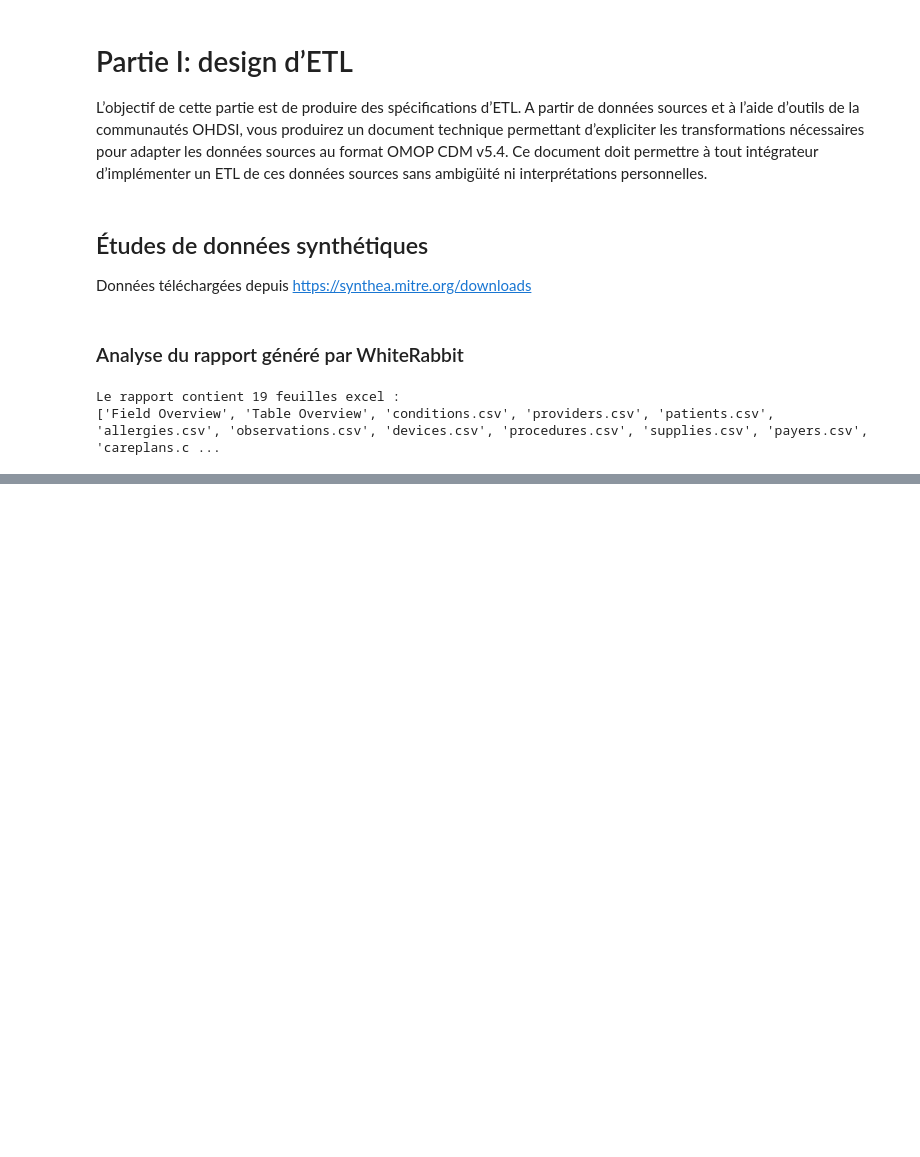
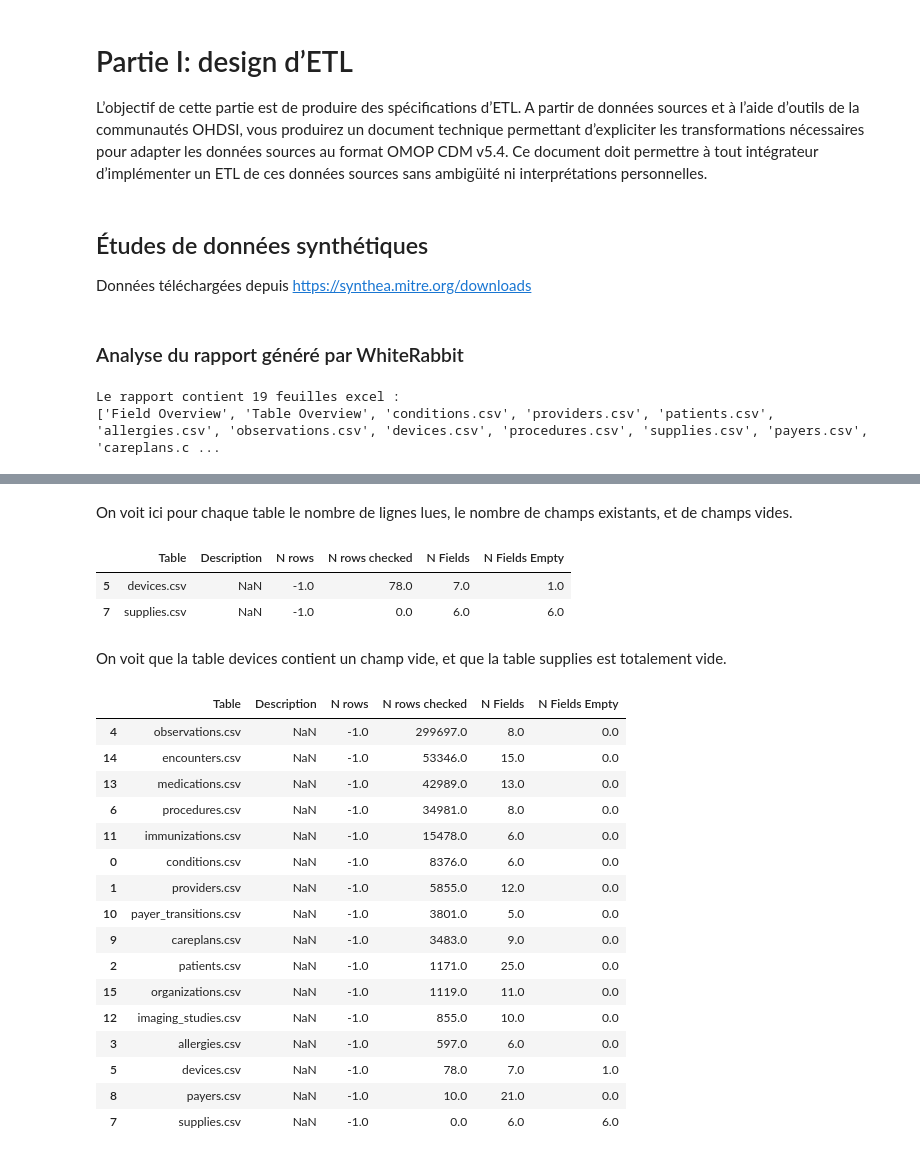
Before and after one commit to Ckdpa/aphp-interop, a Jupyter notebook: Part 1 - Data analysis and ETL.ipynb, the cells around one changed output, grey strips where cells are left out. Cells and saved outputs as stored; diff of their text form; code cells hidden in the pictures; blank space fills up the shorter version.

```diff
--- a/Part 1 - Data analysis and ETL.ipynb
+++ b/Part 1 - Data analysis and ETL.ipynb
@@ -39,0 +50,30 @@ La table résume les champs présentés dans les autres feuilles, on retrouve bi
+# %% [markdown]
+On voit ici pour chaque table le nombre de lignes lues, le nombre de champs existants, et de champs vides.
+# %%
+scan_report.parse('Table Overview')[scan_report.parse('Table Overview')["N Fields Empty"] != 0]
+# %% [output]
+|  | Table | Description | N rows | N rows checked | N Fields | N Fields Empty |
+| 5 | devices.csv | NaN | -1.0 | 78.0 | 7.0 | 1.0 |
+| 7 | supplies.csv | NaN | -1.0 | 0.0 | 6.0 | 6.0 |
+# %% [markdown]
+On voit que la table devices contient un champ vide, et que la table supplies est totalement vide.
+# %%
+scan_report.parse('Table Overview').sort_values(by=["N rows checked"], ascending=False)
+# %% [output]
+|  | Table | Description | N rows | N rows checked | N Fields | N Fields Empty |
+| 4 | observations.csv | NaN | -1.0 | 299697.0 | 8.0 | 0.0 |
+| 14 | encounters.csv | NaN | -1.0 | 53346.0 | 15.0 | 0.0 |
+| 13 | medications.csv | NaN | -1.0 | 42989.0 | 13.0 | 0.0 |
+| 6 | procedures.csv | NaN | -1.0 | 34981.0 | 8.0 | 0.0 |
+| 11 | immunizations.csv | NaN | -1.0 | 15478.0 | 6.0 | 0.0 |
+| 0 | conditions.csv | NaN | -1.0 | 8376.0 | 6.0 | 0.0 |
+| 1 | providers.csv | NaN | -1.0 | 5855.0 | 12.0 | 0.0 |
+| 10 | payer_transitions.csv | NaN | -1.0 | 3801.0 | 5.0 | 0.0 |
+| 9 | careplans.csv | NaN | -1.0 | 3483.0 | 9.0 | 0.0 |
+| 2 | patients.csv | NaN | -1.0 | 1171.0 | 25.0 | 0.0 |
+| 15 | organizations.csv | NaN | -1.0 | 1119.0 | 11.0 | 0.0 |
+| 12 | imaging_studies.csv | NaN | -1.0 | 855.0 | 10.0 | 0.0 |
+| 3 | allergies.csv | NaN | -1.0 | 597.0 | 6.0 | 0.0 |
+| 5 | devices.csv | NaN | -1.0 | 78.0 | 7.0 | 1.0 |
+| 8 | payers.csv | NaN | -1.0 | 10.0 | 21.0 | 0.0 |
+| 7 | supplies.csv | NaN | -1.0 | 0.0 | 6.0 | 6.0 |
```
Also changed, not shown: parts of 56 cells of this notebook.
